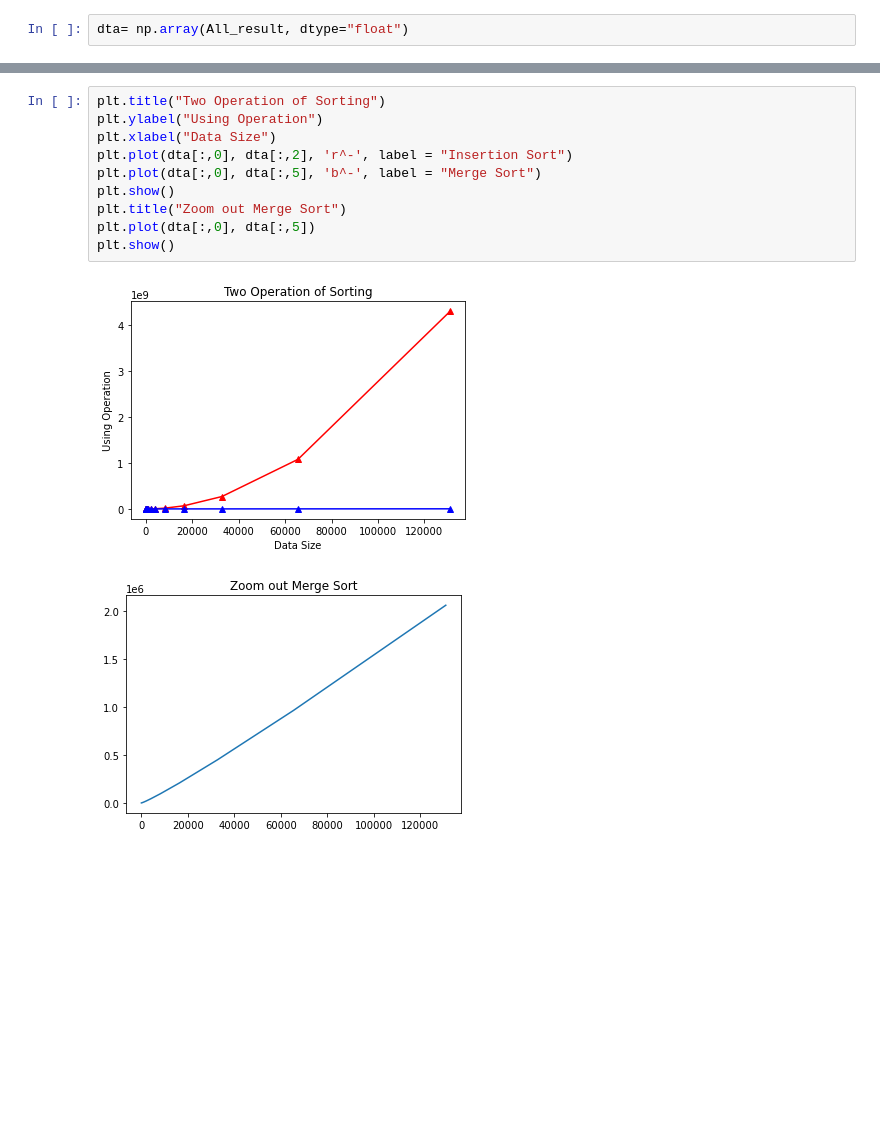
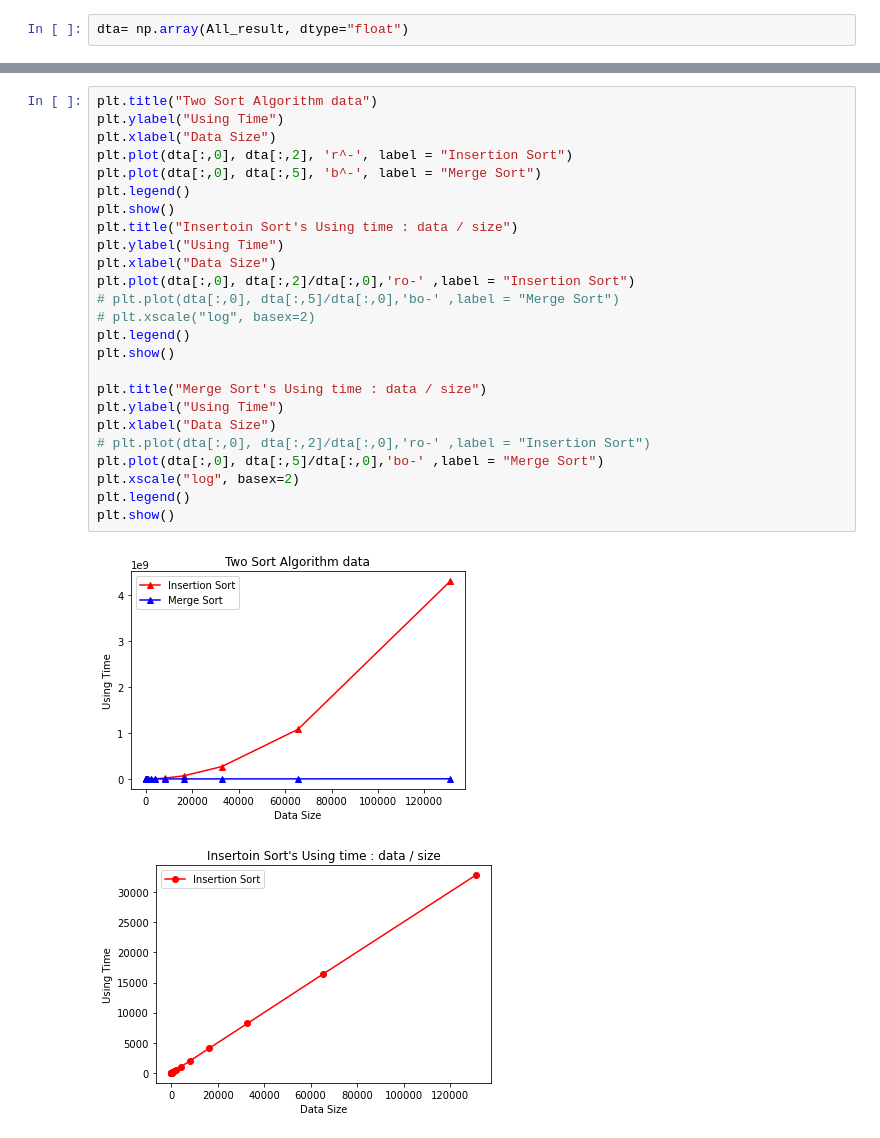
Before and after one commit to henrytsui000/SomeTools, a Jupyter notebook: check_timecomplexity.ipynb, the cells around one changed output, grey strips where cells are left out. Cells and saved outputs as stored; diff of their text form; blank space fills up the shorter version.

```diff
--- a/check_timecomplexity.ipynb
+++ b/check_timecomplexity.ipynb
@@ -66,13 +42,28 @@ plt.show()
 # %%
-plt.title("Two Operation of Sorting")
-plt.ylabel("Using Operation")
+plt.title("Two Sort Algorithm data")
+plt.ylabel("Using Time")
 plt.xlabel("Data Size")
 plt.plot(dta[:,0], dta[:,2], 'r^-', label = "Insertion Sort")
 plt.plot(dta[:,0], dta[:,5], 'b^-', label = "Merge Sort")
+plt.legend()
 plt.show()
-plt.title("Zoom out Merge Sort")
-plt.plot(dta[:,0], dta[:,5])
+plt.title("Insertoin Sort's Using time : data / size")
+plt.ylabel("Using Time")
+plt.xlabel("Data Size")
+plt.plot(dta[:,0], dta[:,2]/dta[:,0],'ro-' ,label = "Insertion Sort")
+# plt.plot(dta[:,0], dta[:,5]/dta[:,0],'bo-' ,label = "Merge Sort")
+# plt.xscale("log", basex=2)
+plt.legend()
 plt.show()
+
+plt.title("Merge Sort's Using time : data / size")
+plt.ylabel("Using Time")
+plt.xlabel("Data Size")
+# plt.plot(dta[:,0], dta[:,2]/dta[:,0],'ro-' ,label = "Insertion Sort")
+plt.plot(dta[:,0], dta[:,5]/dta[:,0],'bo-' ,label = "Merge Sort")
+plt.xscale("log", basex=2)
+plt.legend()
+plt.show()
 # %% [output]
-[figure, old version]
+[figure, new version]
-[figure, old version]
+[figure, new version]
```
Also changed, not shown: parts of 5 cells of this notebook.
